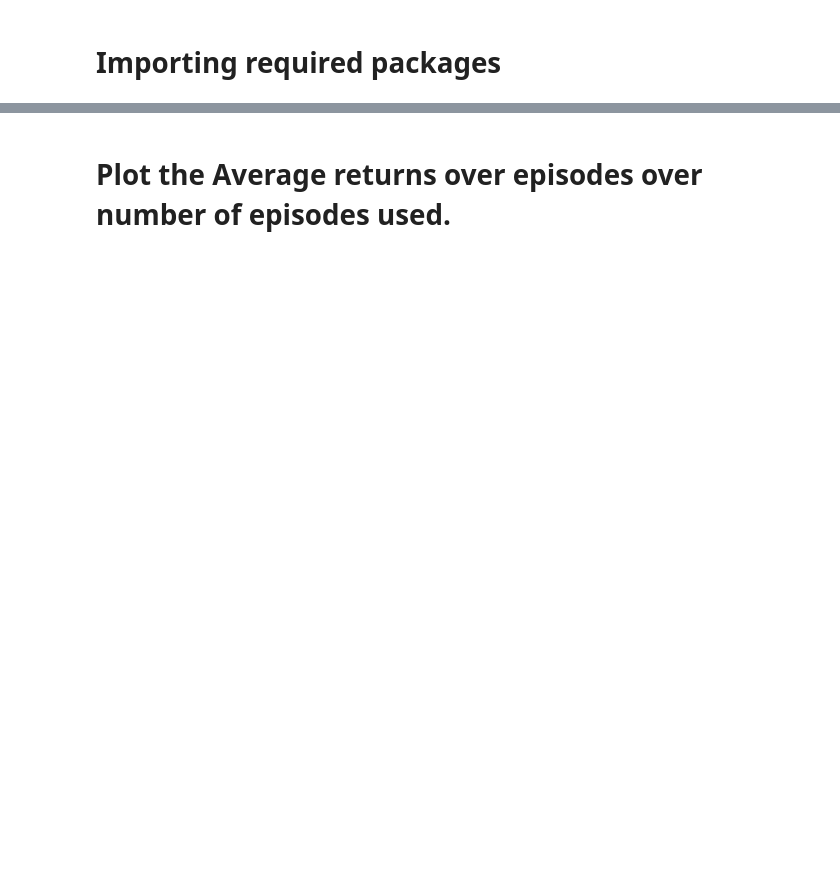
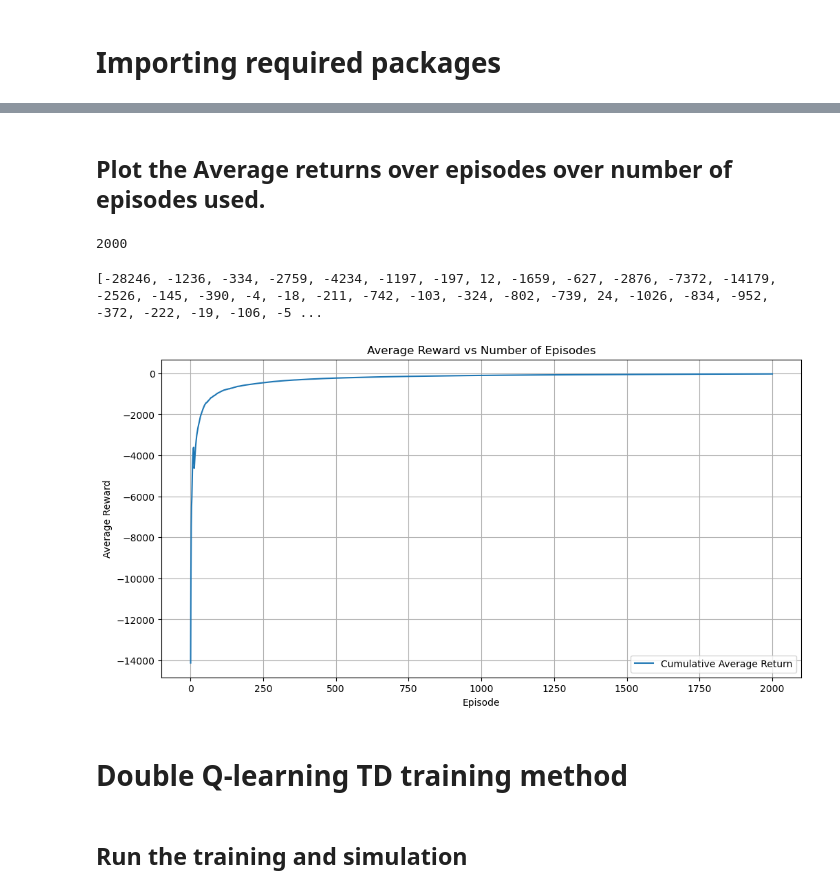
Before and after one commit to joseph280996/Reinforcement-Learning-Assignments, a Jupyter notebook: Assignments/hw2/main.ipynb, the cells around one changed output, grey strips where cells are left out. Cells and saved outputs as stored; diff of their text form; code cells hidden in the pictures; blank space fills up the shorter version.

```diff
--- a/Assignments/hw2/main.ipynb
+++ b/Assignments/hw2/main.ipynb
@@ -44,2 +212,4 @@ ZeroDivisionError: division by zero
 # %% [markdown]
-# Plot the Average returns over episodes over number of episodes used.
+## Plot the Average returns over episodes over number of episodes used.
+# %%
+MAX_EP_NUM = 2000
@@ -45,0 +220,8 @@ ZeroDivisionError: division by zero
+# %%
+print(len(trainer.ep_rewards))
+# %% [output]
+2000
+# %%
+print(trainer.ep_rewards)
+# %% [output]
+[-28246, -1236, -334, -2759, -4234, -1197, -197, 12, -1659, -627, -2876, -7372, -14179, -2526, -145, -390, -4, -18, -211, -742, -103, -324, -802, -739, 24, -1026, -834, -952, -372, -222, -19, -106, -5 ...
@@ -46,9 +232,18 @@ ZeroDivisionError: division by zero
+# %%
+pickle.dump(average_returns, open('average_returns.pkl', 'wb'))
+average_returns = pickle.load(open('average_returns.pkl', 'rb'))
 # %%
 plt.figure(figsize=(12, 6))
-plt.plot(range(0, 500, 1), average_returns, label='Cumulative Average Return')
+plt.plot(range(1, MAX_EP_NUM + 1, 1), average_returns, label='Cumulative Average Return')
 plt.xlabel('Episode')
-plt.ylabel('Average Return')
-plt.title('Average Return vs Number of Episodes')
+plt.ylabel('Average Reward')
+plt.title('Average Reward vs Number of Episodes')
 plt.legend()
 plt.grid(True)
 plt.show()
+# %% [output]
+[figure, added]
+# %% [markdown]
+# Double Q-learning TD training method
+# %% [markdown]
+## Run the training and simulation
```
Also changed, not shown: parts of 28 cells of this notebook, 37 other files.
